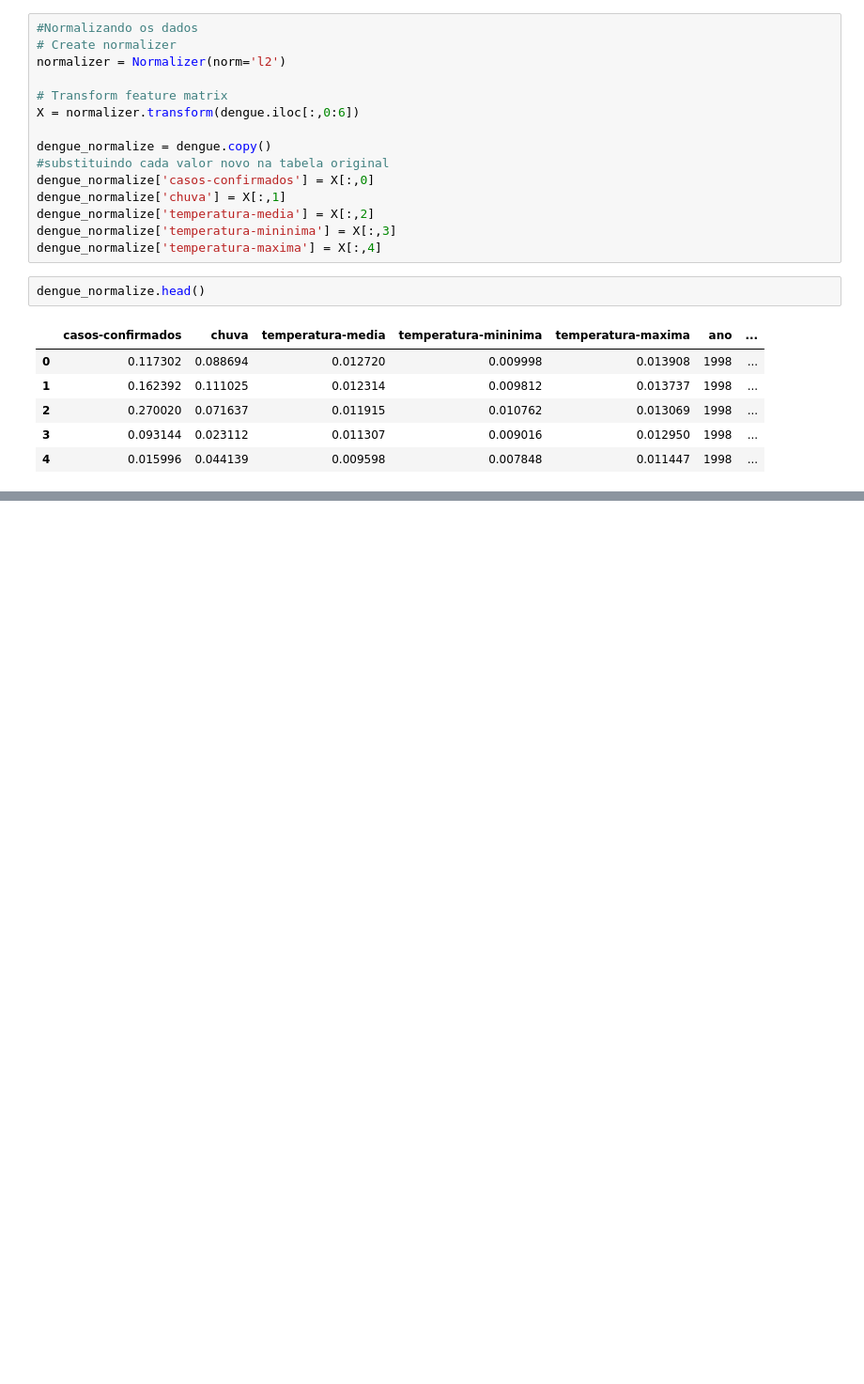
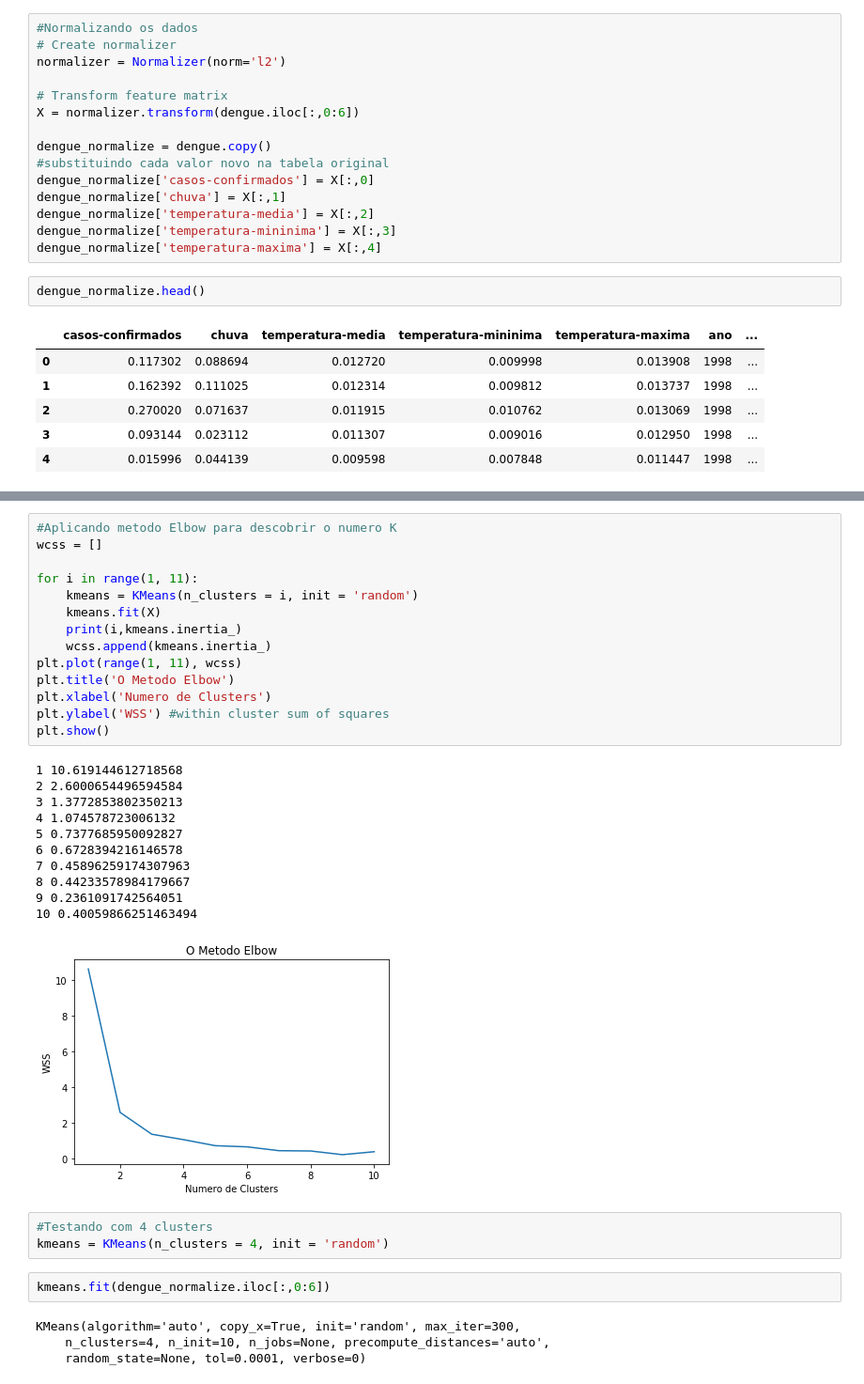
Before and after one commit to BossManager/TrabalhoFinalML, a Jupyter notebook: TrabalhoFinalML.ipynb, the cells around one changed output, grey strips where cells are left out. Shown at 94% size. Drawn from its saved outputs; the diff is of its cells as text; blank space fills up the shorter version.

Commit message:
Aplicado algoritmo kmeans para clusterizar e uso do algoritmo Elbow para descobrir o numero de clusters

```diff
--- a/TrabalhoFinalML.ipynb
+++ b/TrabalhoFinalML.ipynb
@@ -73,0 +76,35 @@ plt.show()
+# %%
+#Aplicando metodo Elbow para descobrir o numero K
+wcss = []
+
+for i in range(1, 11):
+    kmeans = KMeans(n_clusters = i, init = 'random')
+    kmeans.fit(X)
+    print(i,kmeans.inertia_)
+    wcss.append(kmeans.inertia_)
+plt.plot(range(1, 11), wcss)
+plt.title('O Metodo Elbow')
+plt.xlabel('Numero de Clusters')
+plt.ylabel('WSS') #within cluster sum of squares
+plt.show()
+# %% [output]
+1 10.619144612718568
+2 2.6000654496594584
+3 1.3772853802350213
+4 1.074578723006132
+5 0.7377685950092827
+6 0.6728394216146578
+7 0.45896259174307963
+8 0.44233578984179667
+9 0.2361091742564051
+10 0.40059866251463494
+[figure, added]
+# %%
+#Testando com 4 clusters
+kmeans = KMeans(n_clusters = 4, init = 'random')
+# %%
+kmeans.fit(dengue_normalize.iloc[:,0:6])
+# %% [output]
+KMeans(algorithm='auto', copy_x=True, init='random', max_iter=300,
+    n_clusters=4, n_init=10, n_jobs=None, precompute_distances='auto',
+    random_state=None, tol=0.0001, verbose=0)
```
Also changed, not shown: parts of 3 cells of this notebook.
